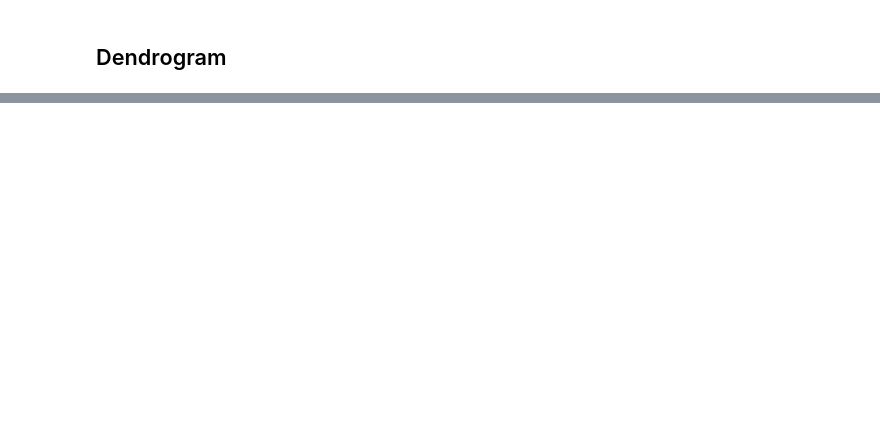
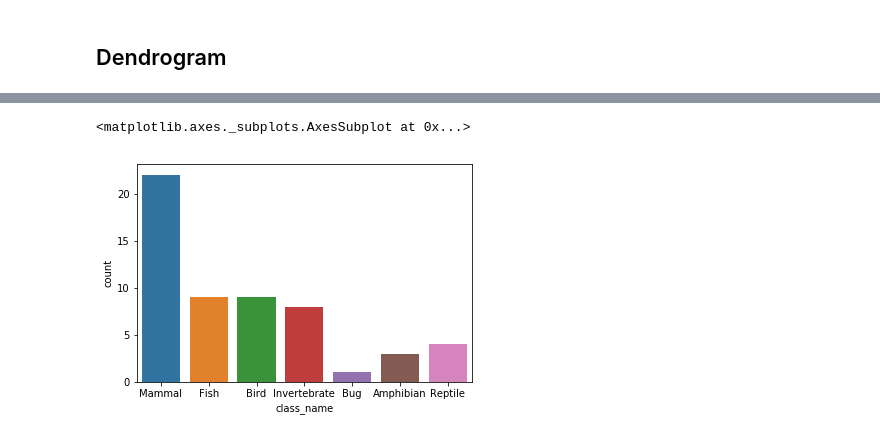
Before and after one commit to salml/animal-classification, a Jupyter notebook: notebooks/Clustering.ipynb, the cells around one changed output, grey strips where cells are left out. Saved outputs shown, nothing was run; the diff lists cells and outputs as text; code cells hidden in the pictures; blank space fills up the shorter version.

```diff
--- a/notebooks/Clustering.ipynb
+++ b/notebooks/Clustering.ipynb
@@ -76,0 +126,7 @@ plt.show()
+# %%
+import seaborn as sns
+
+sns.countplot(x='class_name', data=animals[animals.predator == 1])
+# %% [output]
+<matplotlib.axes._subplots.AxesSubplot at 0x...>
+[figure, added]
```
Also changed, not shown: parts of 14 cells of this notebook, 3 other files.
